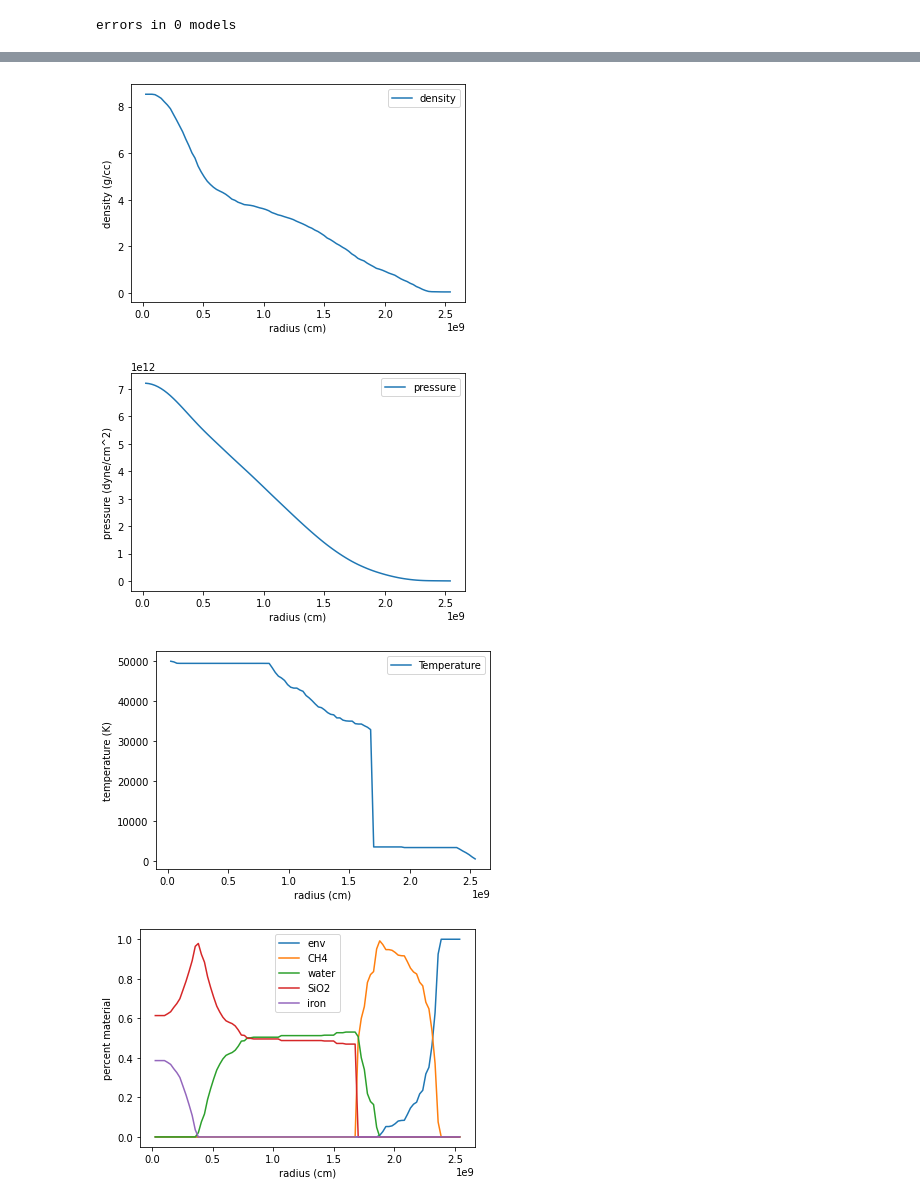
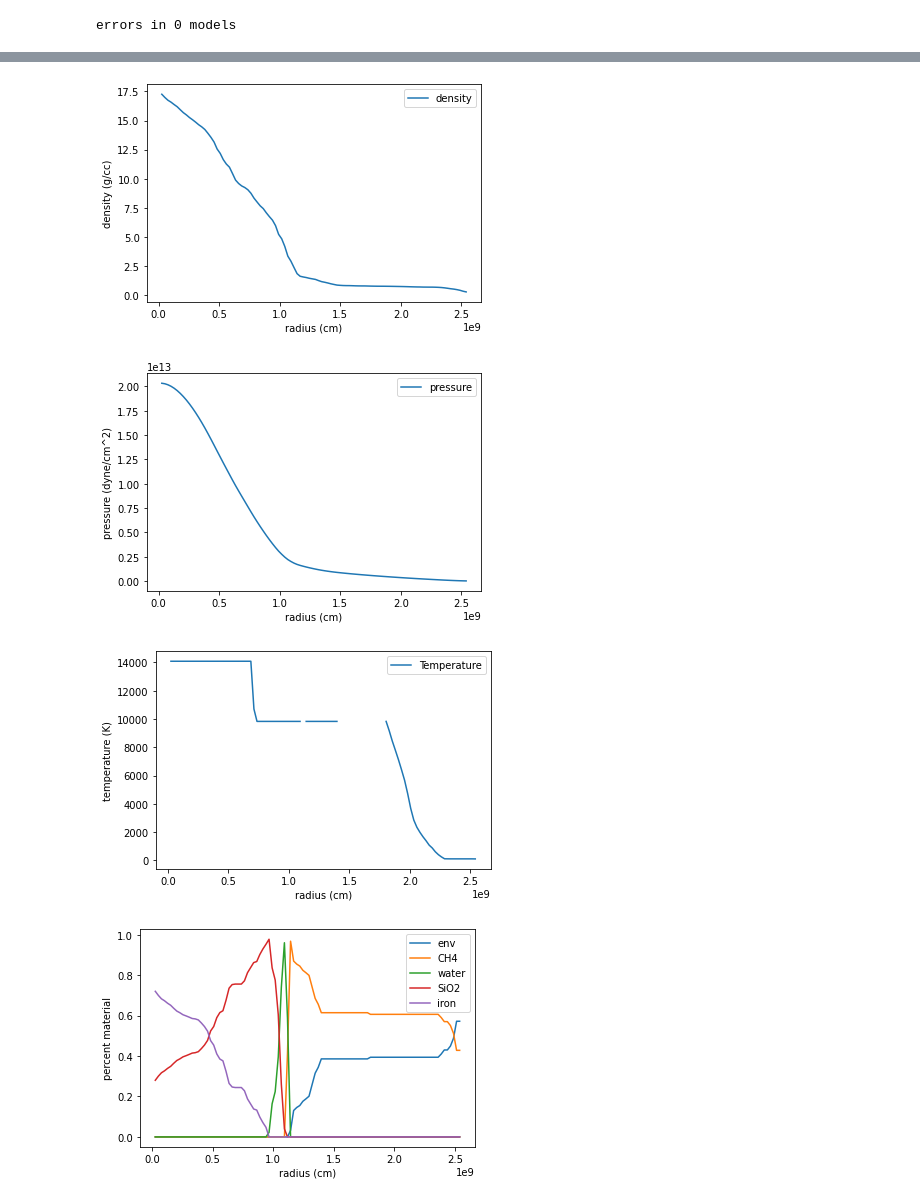
Before and after one commit to podolak/mcplanet, a Jupyter notebook: both_direction_planets.ipynb, the cells around one changed output, grey strips where cells are left out. Drawn from its saved outputs; the diff is of its cells as text; code cells hidden in the pictures.

```diff
--- a/both_direction_planets.ipynb
+++ b/both_direction_planets.ipynb
@@ -69,52 +70,54 @@ def best_model(seed=None, catalog=catalog, min_temp=MIN_TEMP, max_temp=MAX_TEMP,
 
     if i_m is None or f_m is None:
         retval.append((None, None, None))
-        return retval
+        to_show = i_m
 
+    else:
     # Now do the both_ends model
-    cf = f_m.get_composition()
-    ci = i_m.get_composition()
+        cf = f_m.get_composition()
+        ci = i_m.get_composition()
 
-    cc = [x if abs(x) > abs(y) else y for (x,y) in zip(cf,ci)]
-    mix = []
-    for comp in cc:
-        mix.append(catalog.composition_to_mix(comp))
+        cc = [x if abs(x) > abs(y) else y for (x,y) in zip(cf,ci)]
+        mix = []
+        for comp in cc:
+            mix.append(catalog.composition_to_mix(comp))
 
-    both =  mc_interior.MCInterior(i_m.get_radii(), i_m.get_densities(),mix, catalog)
-    retval.append((both.get_mix_ratios(), both.get_inner_temp(), max(f_count, i_count)))
+        both =  mc_interior.MCInterior(i_m.get_radii(), i_m.get_densities(),mix, catalog)
+        retval.append((both.get_mix_ratios(), both.get_inner_temp(), max(f_count, i_count)))
+        to_show = both
 
     if full_model:
         # Plot density
-        both.plot_densities()
+        to_show.plot_densities()
         figure()
 
         # Plot pressure
-        both.plot_pressure()
+        to_show.plot_pressure()
         figure()
 
         # Plot temperature
-        both.plot_temp()
+        to_show.plot_temp()
         #f_m.plot_temp()
         figure()
 
         # Plot composition
         #both.plot_mix()
-        both.plot_mix()
+        to_show.plot_mix()
         figure()
 
         if f_m is not None:
             f_m.plot_composition("forward composition")
         i_m.plot_composition("inverse composition")
-        both.plot_composition("both composition")
+        to_show.plot_composition("both composition")
         figure()
         # plot temp profiles
-        m_profile = profile.TemperatureProfile(catalog, both)
+        m_profile = profile.TemperatureProfile(catalog, to_show)
         m_profile.plot_temperature_profile()
         #figure()
         #m_profile.plot_water_env_temperature_profile()
         #figure()
         #m_profile.plot_rock_water_temperature_profile()
-        retval.append(both)
+        retval.append(to_show)
 
     return retval
 
@@ -154,7 +166,7 @@ errors in 0 models
 # %%
-model = best_model(359.964840229, catalog, max_temp=50000, min_temp=0, full_model=True, smooth=201)[-1]
+model = best_model(241.725013132, catalog, max_temp=50000, min_temp=0, full_model=True, smooth=201)
 # %% [output]
-[figure, old version]
+[figure, new version]
-[figure, old version]
+[figure, new version]
-[figure, old version]
+[figure, new version]
-[figure, old version]
+[figure, new version]
```
Also changed, not shown: parts of 13 cells of this notebook, 1 other file.
